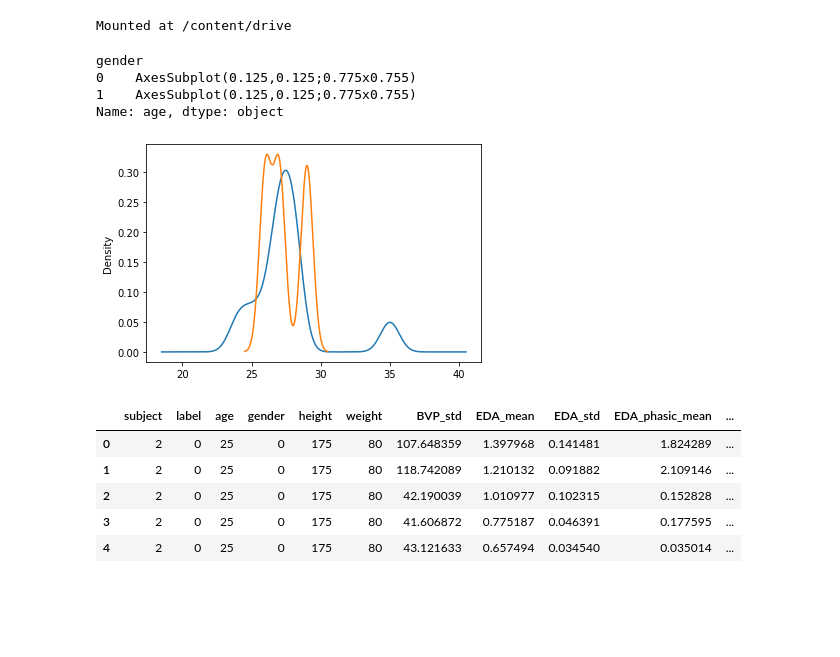
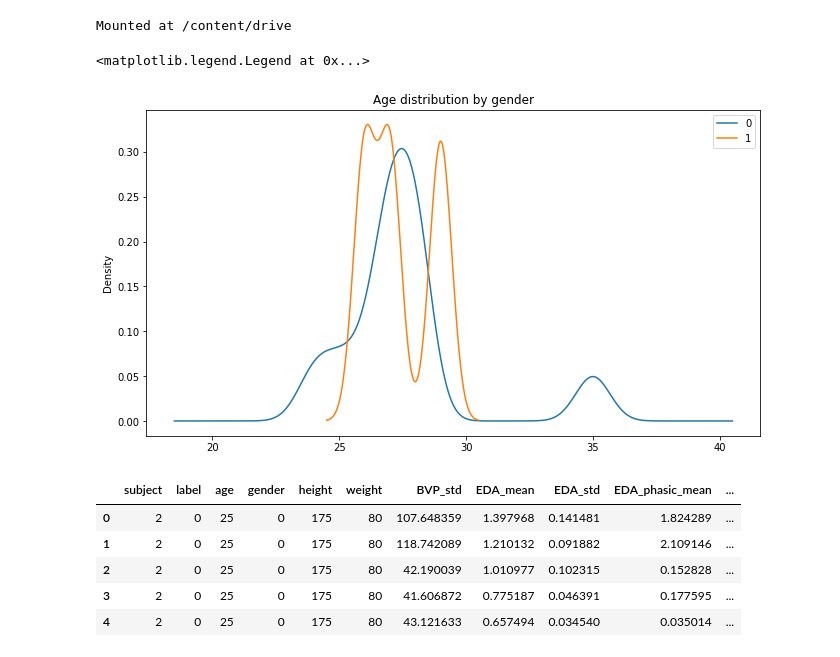
Before and after one commit to FHnt97/TOM_Thesis, a Jupyter notebook: WESAD_Fairness_evaluation_of_NN.ipynb, the cells around one changed output. Cells and saved outputs as stored; diff of their text form; code cells hidden in the pictures; blank space fills up the shorter version.

```diff
--- a/WESAD_Fairness_evaluation_of_NN.ipynb
+++ b/WESAD_Fairness_evaluation_of_NN.ipynb
@@ -89,7 +104,7 @@ Mounted at /content/drive
 # %%
 # open csv historical data
 # if using collab use -->
-path = '/content/drive/MyDrive/00 - thesis/Code/Datasets/WESAD/m14_merged.csv'
+path = '/content/drive/MyDrive/00 - thesis/Thesis - Fabia Höhne/Datasets/WESAD/m14_merged.csv'
 
 # if using the GitHub repo use -->
 # path = './Datasets/WESAD/m14_merged.csv'
@@ -126,13 +141,13 @@ df['label'] = df['label'].replace({1: 0})
 df['label'] = df['label'].replace({2: 1})
 # %%
 # check gender & age representation
+fig, ax = plt.subplots(figsize=(11, 6))
+ax.set_title('Age distribution by gender')
 df.groupby('gender').age.plot(kind='kde')
+ax.legend()
 # %% [output]
-gender
-0    AxesSubplot(0.125,0.125;0.775x0.755)
-1    AxesSubplot(0.125,0.125;0.775x0.755)
-Name: age, dtype: object
+<matplotlib.legend.Legend at 0x...>
-[figure, old version]
+[figure, new version]
 # %%
 # bin age into groups to noramlize (5 years)
 def custom_round(x, base):
```
Also changed, not shown: parts of 12 cells of this notebook.
